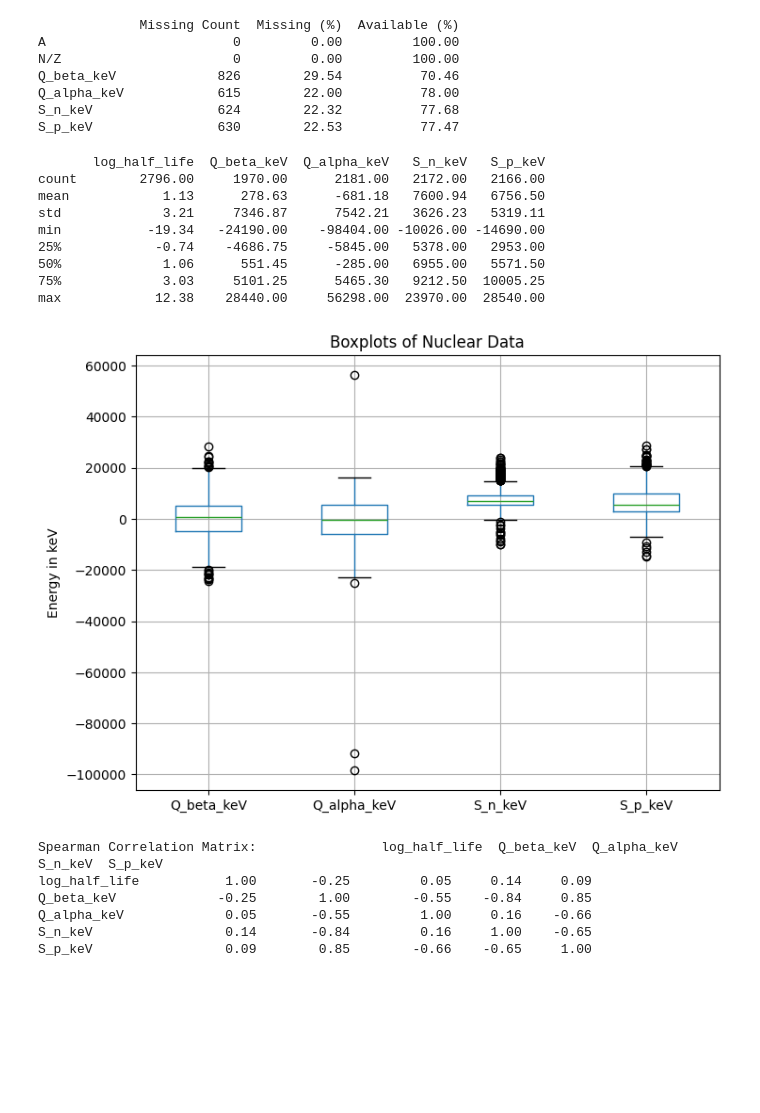
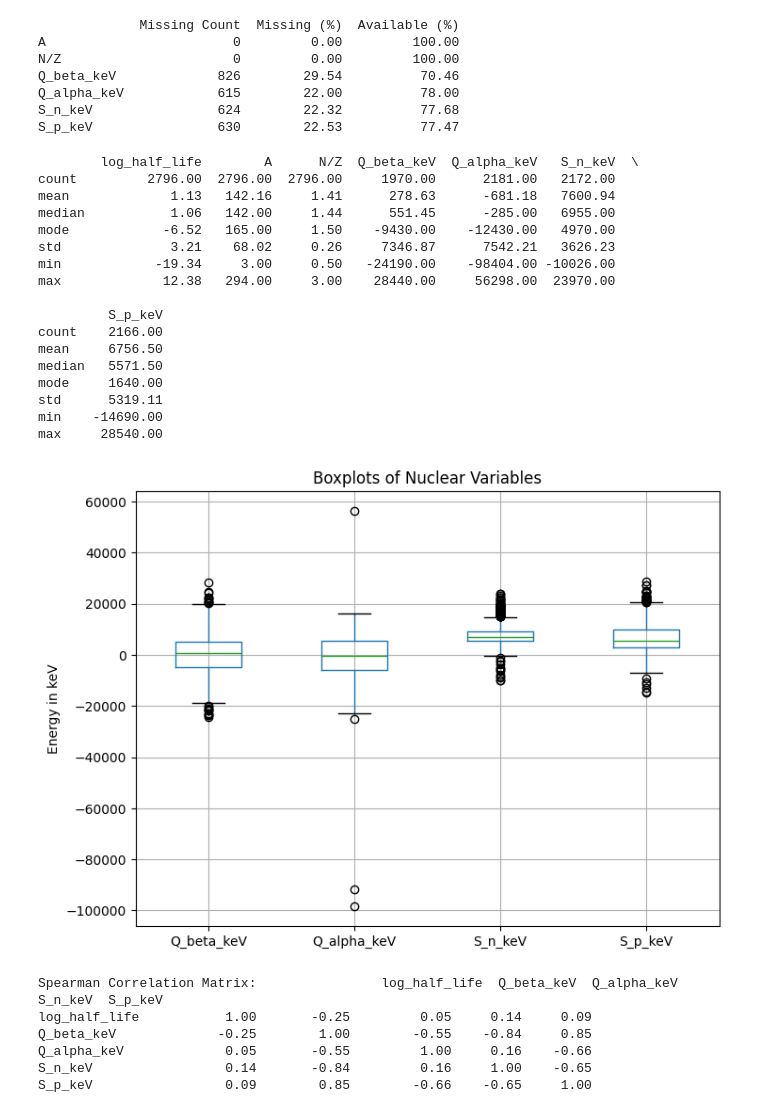
Before and after one commit to BrandonL08/Nuclear-Half-Life-Prediction-CHE1147-Term-Project, a Jupyter notebook: 01_data_cleaning.ipynb, the cells around one changed output. Drawn from its saved outputs; the diff is of its cells as text; code cells hidden in the pictures; blank space fills up the shorter version.

```diff
--- a/01_data_cleaning.ipynb
+++ b/01_data_cleaning.ipynb
@@ -365,26 +380,47 @@ Q_alpha_keV            615        22.00          78.00
 S_n_keV                624        22.32          77.68
 S_p_keV                630        22.53          77.47
 # %%
-#summary statistics for all features in eda_df, including log_half_life, Q_beta_keV, Q_alpha_keV, S_n_keV, and S_p_keV.
-print(eda_df[["log_half_life", "Q_beta_keV", "Q_alpha_keV", "S_n_keV", "S_p_keV"]].describe().round(2))
+# Summary statistics for all features in eda_df
+features = ["log_half_life", "A", "N/Z", "Q_beta_keV",
+            "Q_alpha_keV", "S_n_keV", "S_p_keV"]
+
+summary_stats = eda_df[features].agg(
+    ["count", "mean", "median", lambda x: x.mode().iloc[0]
+     if not x.mode().empty else float("nan"), "std", "min", "max"]
+)
+
+# Rename lambda row to "mode"
+summary_stats.index = ["count", "mean", "median", "mode", "std", "min", "max"]
+
+print(summary_stats.round(2))
+summary_stats.round(2).to_clipboard(excel=True)
+
 
 # Create a boxplot for each of the Q and S values to visualize their distributions
 plt.figure(figsize=(8, 6))
 eda_df.boxplot(column=["Q_beta_keV", "Q_alpha_keV", "S_n_keV", "S_p_keV"])
 plt.title("Boxplots of Nuclear Variables")
 plt.ylabel("Energy in keV")
 plt.show()
 # %% [output]
-       log_half_life  Q_beta_keV  Q_alpha_keV   S_n_keV   S_p_keV
-count        2796.00     1970.00      2181.00   2172.00   2166.00
-mean            1.13      278.63      -681.18   7600.94   6756.50
-std             3.21     7346.87      7542.21   3626.23   5319.11
-min           -19.34   -24190.00    -98404.00 -10026.00 -14690.00
-25%            -0.74    -4686.75     -5845.00   5378.00   2953.00
-50%             1.06      551.45      -285.00   6955.00   5571.50
-75%             3.03     5101.25      5465.30   9212.50  10005.25
-max            12.38    28440.00     56298.00  23970.00  28540.00
+        log_half_life        A      N/Z  Q_beta_keV  Q_alpha_keV   S_n_keV  \
+count         2796.00  2796.00  2796.00     1970.00      2181.00   2172.00
+mean             1.13   142.16     1.41      278.63      -681.18   7600.94
+median           1.06   142.00     1.44      551.45      -285.00   6955.00
+mode            -6.52   165.00     1.50    -9430.00    -12430.00   4970.00
+std              3.21    68.02     0.26     7346.87      7542.21   3626.23
+min            -19.34     3.00     0.50   -24190.00    -98404.00 -10026.00
+max             12.38   294.00     3.00    28440.00     56298.00  23970.00
+
+         S_p_keV
+count    2166.00
+mean     6756.50
+median   5571.50
+mode     1640.00
+std      5319.11
+min    -14690.00
+max     28540.00
-[figure, old version]
+[figure, new version]
 # %%
 #Spearman correlations for the 4 energy features and the target variable log_half_life
 correlation_matrix = eda_df[["log_half_life", "Q_beta_keV", "Q_alpha_keV", "S_n_keV", "S_p_keV"]].corr(method='spearman')
```
Also changed, not shown: parts of 3 cells of this notebook.
